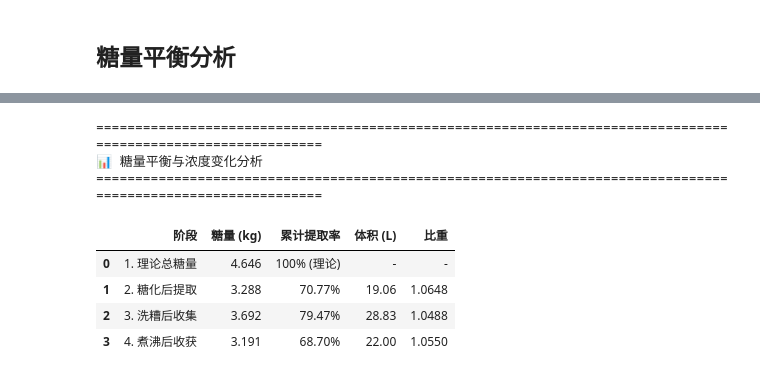
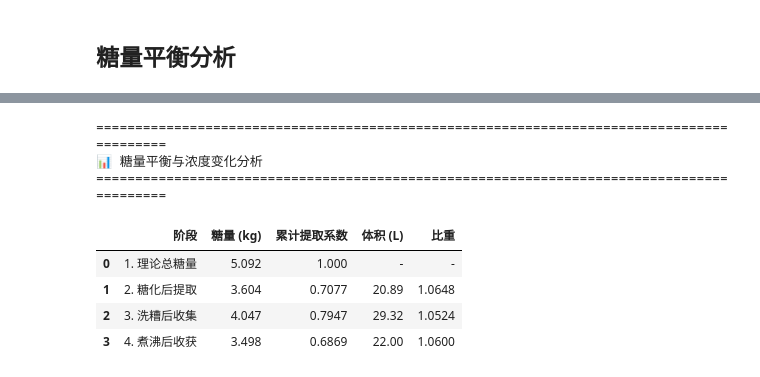
Before and after one commit to zhangle2088/BrewMetrics, a Jupyter notebook: recipe_design.ipynb, the cells around one changed output, grey strips where cells are left out. Saved outputs shown, nothing was run; the diff lists cells and outputs as text; code cells hidden in the pictures.

```diff
--- a/recipe_design.ipynb
+++ b/recipe_design.ipynb
@@ -69,7 +73,7 @@ print("="*60)
 # ==================== 酿造目标参数 ====================
 # 目标麦汁参数
 target_post_boil_volume = 22.0  # 煮沸后麦汁体积 (L)
-target_post_boil_sg = 1.055     # 煮沸后麦汁比重
+target_post_boil_sg = 1.060     # 煮沸后麦汁比重
 
 # 工艺参数
 potential_extract_rate = 0.78   # 理论浸出率 (综合值)
@@ -161,14 +165,14 @@ print("✅ 计算函数定义完成！")
 total_malt_weight = calculate_malt_weight(
     target_post_boil_volume,
     target_post_boil_sg,
-    post_boil_efficiency,
+    post_boil_efficiency * 100,  # 转换为百分比形式
     potential_extract_rate
 )
 
 print("📋 步骤1: 计算麦芽重量")
 print("-"*60)
 print(f"目标麦汁实际含糖量: {calculate_actual_extract(target_post_boil_volume, target_post_boil_sg):.3f} kg")
-print(f"使用熬煮后效率: {post_boil_efficiency:.2f}%")
+print(f"使用熬煮后效率: {post_boil_efficiency:.4f} ({post_boil_efficiency*100:.2f}%)")
 print(f"所需麦芽重量: {total_malt_weight:.3f} kg")
 print("="*60)
 # %% [output]
@@ -409,71 +432,58 @@ print("="*60)
 # 糖量平衡分析
 # 计算各阶段的实际糖量
 potential_sugar_total = total_malt_weight * potential_extract_rate  # 理论总糖量
-sugar_mash = potential_sugar_total * (mash_extraction_efficiency / 100)  # 糖化后提取糖量
-sugar_sparge = potential_sugar_total * (sparge_extraction_efficiency / 100)  # 洗糟后糖量
+sugar_mash = potential_sugar_total * pre_sparge_coefficient  # 糖化后提取糖量
+sugar_sparge = potential_sugar_total * post_sparge_coefficient  # 洗糟后糖量
 sugar_boil = calculate_actual_extract(target_post_boil_volume, target_post_boil_sg)  # 煮沸后收获糖量
 
 sugar_balance = pd.DataFrame({
     '阶段': [
         '1. 理论总糖量',
         '2. 糖化后提取',
         '3. 洗糟后收集',
         '4. 煮沸后收获'
     ],
     '糖量 (kg)': [
         f'{potential_sugar_total:.3f}',
         f'{sugar_mash:.3f}',
         f'{sugar_sparge:.3f}',
         f'{sugar_boil:.3f}'
     ],
-    '累计提取率': [
-        '100% (理论)',
-        f'{mash_extraction_efficiency:.2f}%',
-        f'{sparge_extraction_efficiency:.2f}%',
-        f'{post_boil_efficiency:.2f}%'
+    '累计提取系数': [
+        '1.000',
+        f'{pre_sparge_coefficient:.4f}',
+        f'{post_sparge_coefficient:.4f}',
+        f'{post_boil_efficiency:.4f}'
     ],
     '体积 (L)': [
         '-',
         f'{strike_water:.2f}',
-        f'{total_water:.2f}',
+        f'{total_water_volume:.2f}',
         f'{target_post_boil_volume:.2f}'
     ],
     '比重': [
         '-',
         f'{estimated_pre_sparge_sg:.4f}',
-        f'{estimated_pre_boil_sg:.4f}',
+        f'{estimated_pre_boil_sg_for_monitoring:.4f}',
         f'{target_post_boil_sg:.4f}'
     ]
 })
 
-print("\n" + "="*110)
+print("\n" + "="*90)
 print("📊 糖量平衡与浓度变化分析")
-print("="*110)
+print("="*90)
 display(sugar_balance.style.set_properties(**{'text-align': 'center'}))
 print()
-print("🔍 关键规律说明：")
-print("-" * 110)
-print("【糖量变化】")
-print(f"  ①→② 糖化提取: {potential_sugar_total:.3f} → {sugar_mash:.3f} kg ({mash_extraction_efficiency:.2f}%)")
-print(f"  ②→③ 洗糟提取: {sugar_mash:.3f} → {sugar_sparge:.3f} kg (增加 {sugar_sparge-sugar_mash:.3f} kg)")
-print(f"  ③→④ 煮沸损失: {sugar_sparge:.3f} → {sugar_boil:.3f} kg (损失 {sugar_sparge-sugar_boil:.3f} kg, {(sugar_sparge-sugar_boil)/sugar_sparge*100:.2f}%)")
-print()
-print("【体积与浓度变化】")
-print(f"  阶段② - 糖化后: 体积 {strike_water:.2f}L, 比重 {estimated_pre_sparge_sg:.4f}")
-print(f"  阶段③ - 洗糟后: 体积 {total_water:.2f}L (+{total_water-strike_water:.2f}L), 比重 {estimated_pre_boil_sg:.4f}")
-print(f"  阶段④ - 煮沸后: 体积 {target_post_boil_volume:.2f}L (-{total_water-target_post_boil_volume:.2f}L), 比重 {target_post_boil_sg:.4f}")
-print()
-print("✅ 物理规律验证：")
-print(f"  洗糟后体积({total_water:.2f}L) > 煮沸后体积({target_post_boil_volume:.2f}L)")
-print(f"  洗糟后比重({estimated_pre_boil_sg:.4f}) < 煮沸后比重({target_post_boil_sg:.4f})")
-print(f"  ✓ 体积越大，浓度越低，符合物理规律！")
-print("="*110)
+print(f"糖量变化: {potential_sugar_total:.3f} → {sugar_mash:.3f} → {sugar_sparge:.3f} → {sugar_boil:.3f} kg")
+print(f"体积变化: {strike_water:.2f} → {total_water_volume:.2f} → {target_post_boil_volume:.2f} L")
+print(f"比重变化: {estimated_pre_sparge_sg:.4f} → {estimated_pre_boil_sg_for_monitoring:.4f} → {target_post_boil_sg:.4f}")
+print("="*90)
 # %% [output]
-==============================================================================================================
+==========================================================================================
 📊 糖量平衡与浓度变化分析
-==============================================================================================================
+==========================================================================================
-|  | 阶段 | 糖量 (kg) | 累计提取率 | 体积 (L) | 比重 |
-| 0 | 1. 理论总糖量 | 4.646 | 100% (理论) | - | - |
-| 1 | 2. 糖化后提取 | 3.288 | 70.77% | 19.06 | 1.0648 |
-| 2 | 3. 洗糟后收集 | 3.692 | 79.47% | 28.83 | 1.0488 |
-| 3 | 4. 煮沸后收获 | 3.191 | 68.70% | 22.00 | 1.0550 |
+|  | 阶段 | 糖量 (kg) | 累计提取系数 | 体积 (L) | 比重 |
+| 0 | 1. 理论总糖量 | 5.092 | 1.000 | - | - |
+| 1 | 2. 糖化后提取 | 3.604 | 0.7077 | 20.89 | 1.0648 |
+| 2 | 3. 洗糟后收集 | 4.047 | 0.7947 | 29.32 | 1.0524 |
+| 3 | 4. 煮沸后收获 | 3.498 | 0.6869 | 22.00 | 1.0600 |
```
Also changed, not shown: parts of 11 cells of this notebook, 3 other files.
